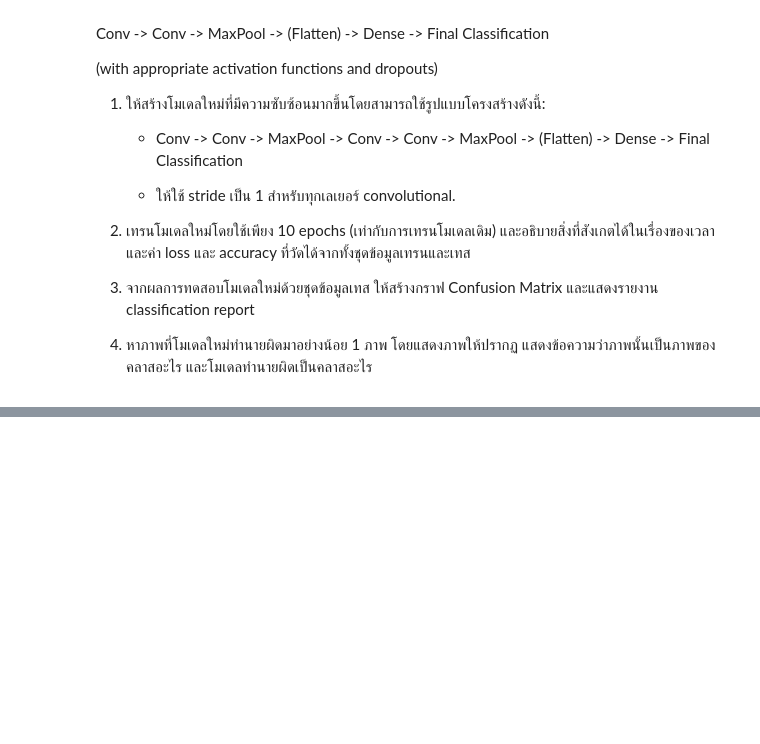
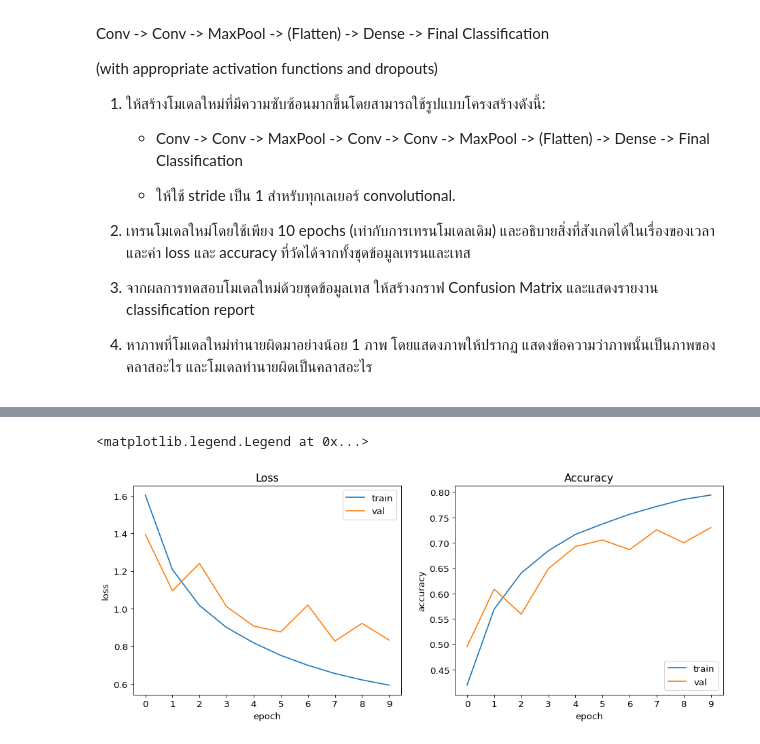
Before and after one commit to Unchana19/deep-learning, a Jupyter notebook: 06_CIFAR10_First_CNN_HW.ipynb, the cells around one changed output, grey strips where cells are left out. Drawn from its saved outputs; the diff is of its cells as text; code cells hidden in the pictures; blank space fills up the shorter version.

```diff
--- a/06_CIFAR10_First_CNN_HW.ipynb
+++ b/06_CIFAR10_First_CNN_HW.ipynb
@@ -316,0 +375,16 @@ Conv -> Conv -> MaxPool -> (Flatten) -> Dense -> Final Classification
+# %%
+batch_size = 32
+
+# initiate RMSprop optimizer
+opt = keras.optimizers.RMSprop(learning_rate=0.0005)
+
+# Let's train the model using RMSprop
+model_2.compile(loss='categorical_crossentropy',
+                optimizer=opt,
+                metrics=['accuracy'])
+
+history_2 = model_2.fit(x_train, y_train,
+                        batch_size=batch_size,
+                        epochs=10,
+                        validation_data=(x_test, y_test),
+                        shuffle=True)
@@ -316,0 +412,22 @@ Conv -> Conv -> MaxPool -> (Flatten) -> Dense -> Final Classification
+# %%
+fig = plt.figure(figsize=(14, 5), dpi=80)
+ax = fig.add_subplot(1, 2, 1)
+ax.xaxis.set_major_locator(MaxNLocator(integer=True))
+ax.plot(history_2.history['loss'])
+ax.plot(history_2.history['val_loss'])
+ax.set_title('Loss')
+ax.set_ylabel('loss')
+ax.set_xlabel('epoch')
+ax.legend(['train', 'val'], loc='upper right')
+
+ax = fig.add_subplot(1, 2, 2)
+ax.xaxis.set_major_locator(MaxNLocator(integer=True))
+ax.plot(history_2.history['accuracy'])
+ax.plot(history_2.history['val_accuracy'])
+ax.set_title('Accuracy')
+ax.set_ylabel('accuracy')
+ax.set_xlabel('epoch')
+ax.legend(['train', 'val'], loc='lower right')
+# %% [output]
+<matplotlib.legend.Legend at 0x...>
+[figure, added]
```
Also changed, not shown: parts of 13 cells of this notebook, 1 other file.
